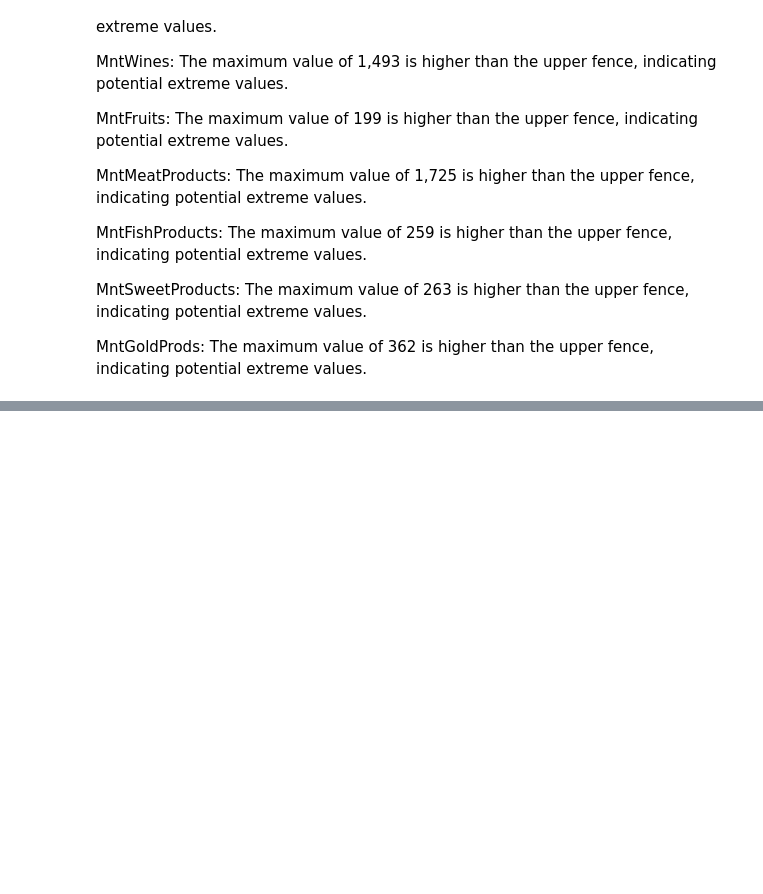
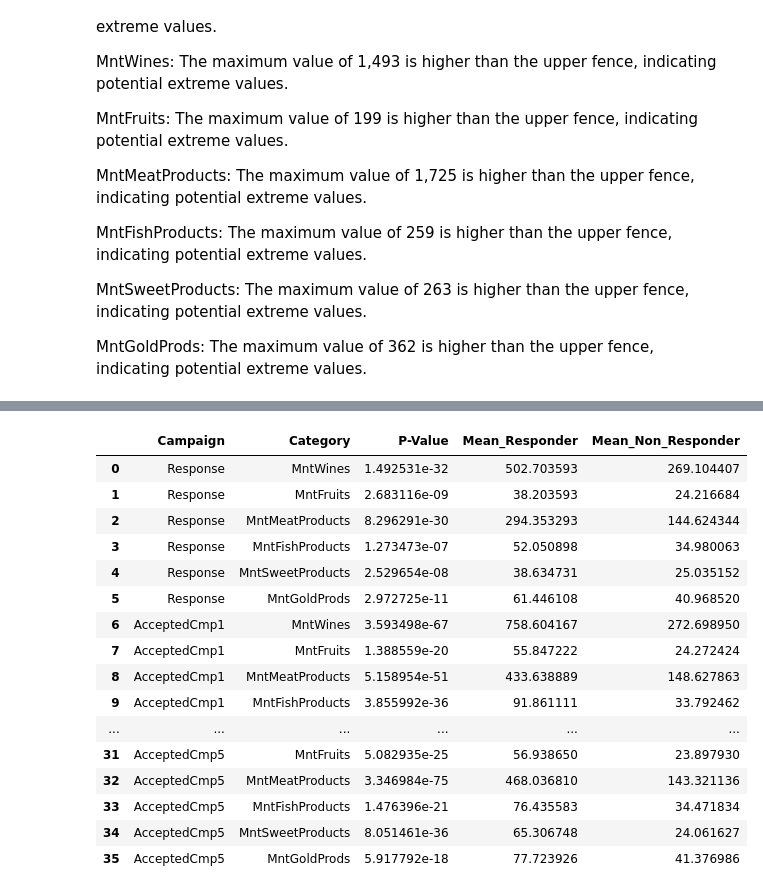
Before and after one commit to warunsrk/Capstone_RetailSales_ABADS_B11, a Jupyter notebook: Capstone_Project - Retail_Sales_Case_Study.ipynb, the cells around one changed output, grey strips where cells are left out. Saved outputs shown, nothing was run; the diff lists cells and outputs as text; code cells hidden in the pictures; blank space fills up the shorter version.

```diff
--- a/Capstone_Project - Retail_Sales_Case_Study.ipynb
+++ b/Capstone_Project - Retail_Sales_Case_Study.ipynb
@@ -394,0 +384,44 @@ The maximum value of 362 is higher than the upper fence, indicating potential ex
+# %%
+import scipy.stats as stats
+
+# spending categories and campaign response columns
+spending_categories = ['MntWines','MntFruits','MntMeatProducts','MntFishProducts','MntSweetProducts','MntGoldProds']
+campaign_responses = ['Response','AcceptedCmp1','AcceptedCmp2','AcceptedCmp3','AcceptedCmp4','AcceptedCmp5']
+
+# Create a summary of statistical tests results
+hypothesis_results = pd.DataFrame(columns=['Campaign','Category','P-Value','Mean_Responder','Mean_Non_Responder'])
+
+# Performing t-tests for each spending category against each campaign response
+for response in campaign_responses:
+    for category in spending_categories:
+        responders = consolidated_df[consolidated_df[response] == 1][category]
+        non_responders = consolidated_df[consolidated_df[response] == 0][category]
+        t_stat, p_value = stats.ttest_ind(responders, non_responders, nan_policy='omit')
+
+        hypothesis_results = pd.concat([hypothesis_results, pd.DataFrame({
+            'Campaign': [response],
+            'Category': [category],
+            'P-Value': [p_value],
+            'Mean_Responder': [responders.mean()],
+            'Mean_Non_Responder': [non_responders.mean()]
+        })], ignore_index=True)
+
+hypothesis_results
+# %% [output]
+|  | Campaign | Category | P-Value | Mean_Responder | Mean_Non_Responder |
+| 0 | Response | MntWines | 1.492531e-32 | 502.703593 | 269.104407 |
+| 1 | Response | MntFruits | 2.683116e-09 | 38.203593 | 24.216684 |
+| 2 | Response | MntMeatProducts | 8.296291e-30 | 294.353293 | 144.624344 |
+| 3 | Response | MntFishProducts | 1.273473e-07 | 52.050898 | 34.980063 |
+| 4 | Response | MntSweetProducts | 2.529654e-08 | 38.634731 | 25.035152 |
+| 5 | Response | MntGoldProds | 2.972725e-11 | 61.446108 | 40.968520 |
+| 6 | AcceptedCmp1 | MntWines | 3.593498e-67 | 758.604167 | 272.698950 |
+| 7 | AcceptedCmp1 | MntFruits | 1.388559e-20 | 55.847222 | 24.272424 |
+| 8 | AcceptedCmp1 | MntMeatProducts | 5.158954e-51 | 433.638889 | 148.627863 |
+| 9 | AcceptedCmp1 | MntFishProducts | 3.855992e-36 | 91.861111 | 33.792462 |
+| ... | ... | ... | ... | ... | ... |
+| 31 | AcceptedCmp5 | MntFruits | 5.082935e-25 | 56.938650 | 23.897930 |
+| 32 | AcceptedCmp5 | MntMeatProducts | 3.346984e-75 | 468.036810 | 143.321136 |
+| 33 | AcceptedCmp5 | MntFishProducts | 1.476396e-21 | 76.435583 | 34.471834 |
+| 34 | AcceptedCmp5 | MntSweetProducts | 8.051461e-36 | 65.306748 | 24.061627 |
+| 35 | AcceptedCmp5 | MntGoldProds | 5.917792e-18 | 77.723926 | 41.376986 |
```
Also changed, not shown: parts of 11 cells of this notebook.
